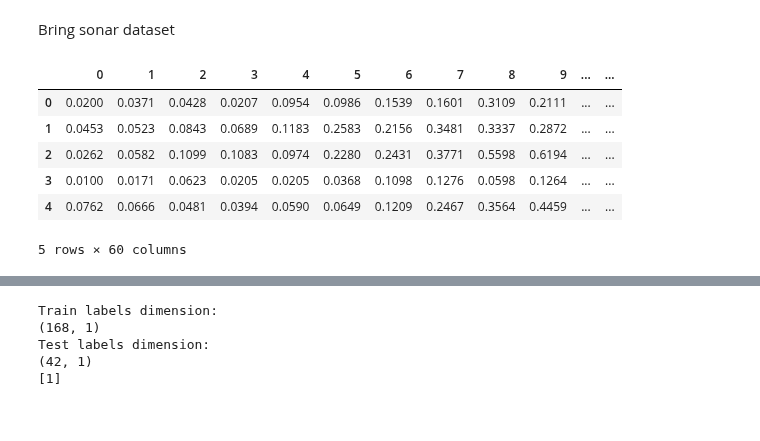
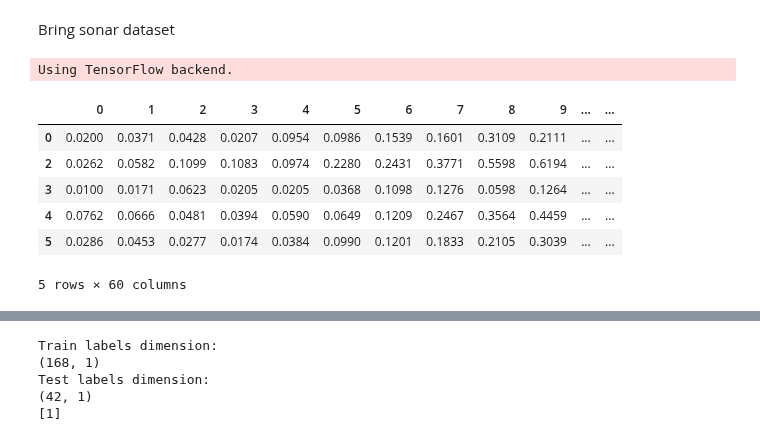
Before and after one commit to borodark/ie7860, a Jupyter notebook: HW2 MLP Sonar.ipynb, the cells around one changed output, grey strips where cells are left out. Saved outputs shown, nothing was run; the diff lists cells and outputs as text; code cells hidden in the pictures.

```diff
--- a/HW2 MLP Sonar.ipynb
+++ b/HW2 MLP Sonar.ipynb
@@ -14,38 +14,45 @@ from keras.layers import Dense
 import matplotlib.pyplot as plt
 def plot_metrics(history, metrics =  ['loss', 'acc']):
   for n, metric in enumerate(metrics):
     name = metric.replace("_"," ").capitalize()
     #plt.figsize=(20,10)
     plt.subplot(1,len(metrics),n+1)
     plt.tight_layout(pad=2)
     plt.plot(history.epoch,  history.history[metric], color=colors[0], label='Train')
     plt.plot(history.epoch, history.history['val_'+metric],
              color=colors[0], linestyle="--", label='Val')
     plt.xlabel('Epoch')
     plt.ylabel(name)
     plt.legend()
 
 import sklearn
 import seaborn as sns
 from sklearn.metrics import confusion_matrix
 def plot_cm(labels, predictions):
   cm = confusion_matrix(labels, predictions)
   plt.figure(figsize=(8,8))
   sns.heatmap(cm, annot=True, fmt="d")
   plt.title('Confusion Matrix')
   plt.ylabel('Actual label')
   plt.xlabel('Predicted label')
 
 import pandas as pd
 df = pd.read_csv('sonar.csv', header=None)
-yZ = df[60]
-df.drop([60],axis=1, inplace=True)
-df.head()
+X_test = df.sample(frac=0.20, replace=True, random_state=1)
+Y_test = X_test[60]
+X_test.drop([60],axis=1, inplace=True)
+X_test.head()
+X_train = df.drop(X_test.index)
+Y_train = X_train[60]
+X_train.drop([60],axis=1, inplace=True)
+X_train.head()
+#X_test.head()
 # %% [output]
+Using TensorFlow backend.
 |  | 0 | 1 | 2 | 3 | 4 | 5 | 6 | 7 | 8 | 9 | ... | ... |
 | 0 | 0.0200 | 0.0371 | 0.0428 | 0.0207 | 0.0954 | 0.0986 | 0.1539 | 0.1601 | 0.3109 | 0.2111 | ... | ... |
-| 1 | 0.0453 | 0.0523 | 0.0843 | 0.0689 | 0.1183 | 0.2583 | 0.2156 | 0.3481 | 0.3337 | 0.2872 | ... | ... |
 | 2 | 0.0262 | 0.0582 | 0.1099 | 0.1083 | 0.0974 | 0.2280 | 0.2431 | 0.3771 | 0.5598 | 0.6194 | ... | ... |
 | 3 | 0.0100 | 0.0171 | 0.0623 | 0.0205 | 0.0205 | 0.0368 | 0.1098 | 0.1276 | 0.0598 | 0.1264 | ... | ... |
 | 4 | 0.0762 | 0.0666 | 0.0481 | 0.0394 | 0.0590 | 0.0649 | 0.1209 | 0.2467 | 0.3564 | 0.4459 | ... | ... |
+| 5 | 0.0286 | 0.0453 | 0.0277 | 0.0174 | 0.0384 | 0.0990 | 0.1201 | 0.1833 | 0.2105 | 0.3039 | ... | ... |
-5 rows × 60 columns
+5 rows × 60 columns
```
Also changed, not shown: parts of 14 cells of this notebook, 3 other files.
